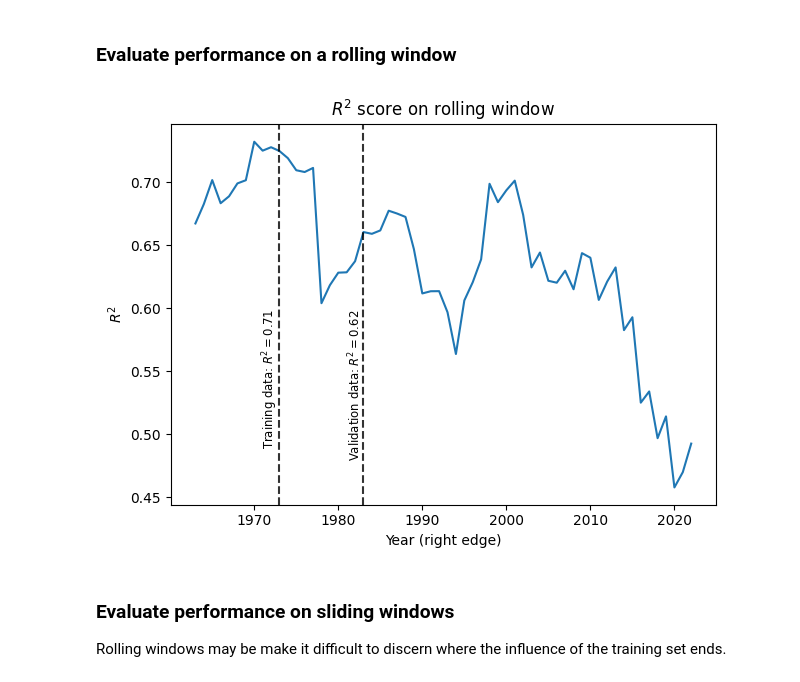
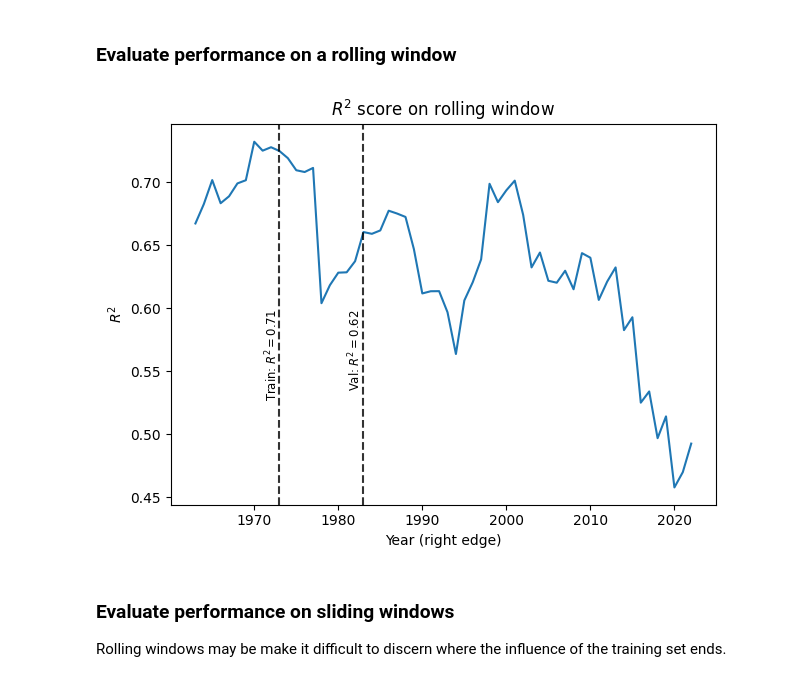
Before and after one commit to Matt2371/DL-reservoir-modeling, a Jupyter notebook: experiments/4_shasta_data_dist.ipynb, the cells around one changed output. Drawn from its saved outputs; the diff is of its cells as text; code cells hidden in the pictures.

```diff
--- a/experiments/4_shasta_data_dist.ipynb
+++ b/experiments/4_shasta_data_dist.ipynb
@@ -332,0 +401,3 @@ print(r2_train_shasta, r2_val_shasta)
+# %%
+shasta_model = initial_model(name='Shasta', left_window='1944-01-01', right_window='1983-12-31')
+shasta_model.train_eval(plot=True)
@@ -337,21 +411,10 @@ R2_rolling_shasta, rolling_years_shasta = get_moving_performance(model=model, na
-# %%
-# Plot result
-fig, ax = plt.subplots()
-ax.plot(rolling_years_shasta, R2_rolling_shasta)
-# Label training and validation window
-data_size_shasta = pd.to_datetime(right_window_shasta).year - pd.to_datetime(left_window_shasta).year + 1
-train_size_shasta = int(round(data_size_shasta * train_frac))
-ax.axvline(x=pd.to_datetime(left_window_shasta).year + train_size_shasta -1, linestyle='--', color='black', alpha=0.8) #-1 to account for right edges being 12/31 instead of 1/1
-ax.text(x=pd.to_datetime(left_window_shasta).year + train_size_shasta-0.9, y=0.6, s=f'Training data: $R^2={round(r2_train_shasta, 2)}$ ', ha='right', va='top', size='small', rotation=90)
-ax.axvline(x=pd.to_datetime(right_window_shasta).year, linestyle='--', color='black', alpha=0.8) #-1 to account for right edges being 12/31 instead of 1/1
-ax.text(x=pd.to_datetime(right_window_shasta).year, y=0.6, s=f'Validation data: $R^2={round(r2_val_shasta, 2)}$ ', ha='right', va='top', size='small', rotation=90)
-ax.set_ylabel('$R^2$')
-ax.set_xlabel('Year (right edge)')
-ax.set_title('$R^2$ score on rolling window')
-plt.tight_layout()
-plt.show()
-# %% [output]
-[figure, removed]
+# %%
+fig, ax = plt.subplots()
+shasta_model.plot_moving_performance(type='rolling', win_size=20, ax=ax)
+plt.tight_layout()
+plt.show()
+# %% [output]
+[figure, added]
 # %% [markdown]
 ### Evaluate performance on sliding windows
 Rolling windows may be make it difficult to discern where the influence of the training set ends.
```
Also changed, not shown: parts of 31 cells of this notebook, 19 other files.
